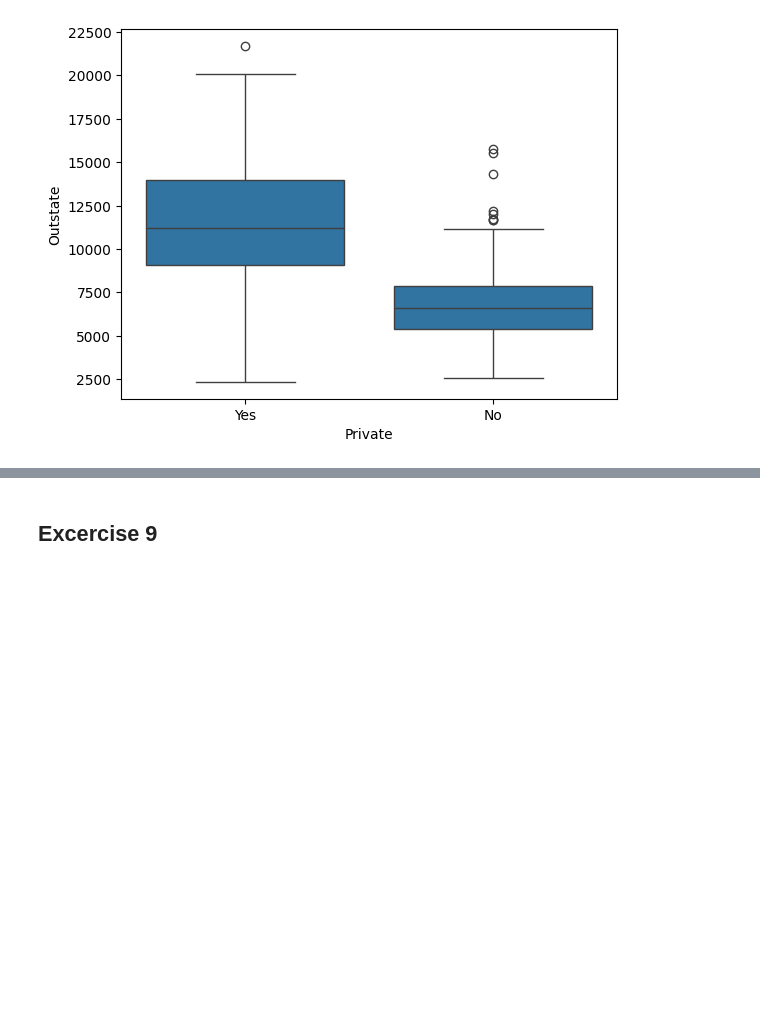
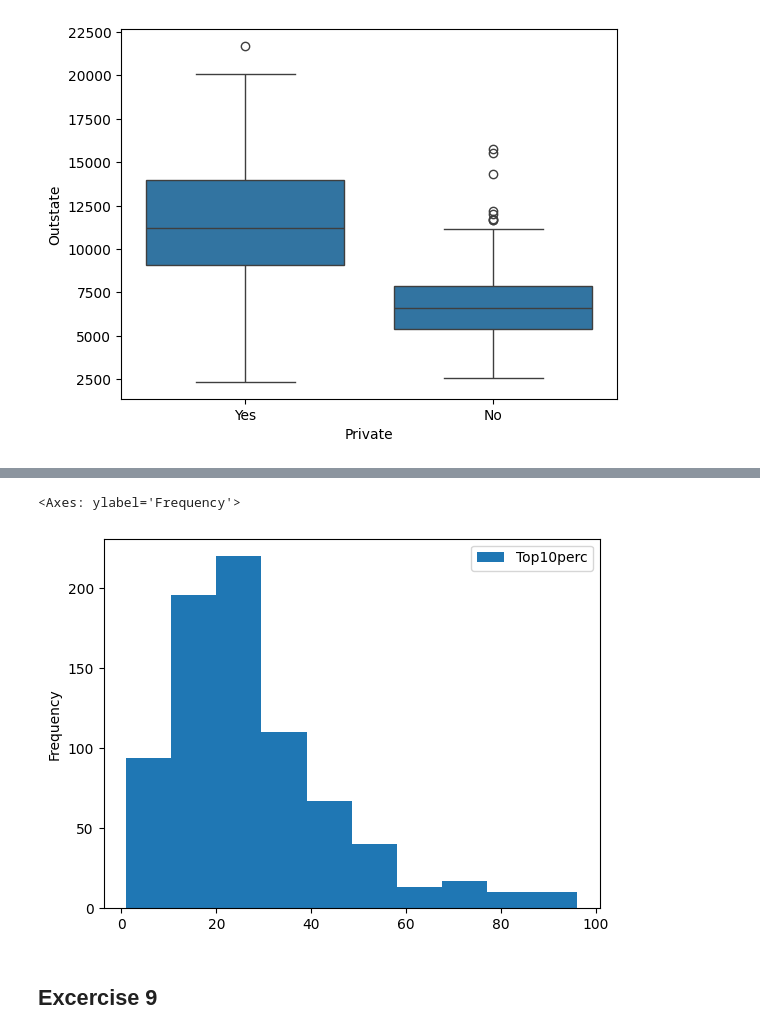
Before and after one commit to caoa0816/ISLP_labs, a Jupyter notebook: ch02/Ch02-exercise.ipynb, the cells around one changed output, grey strips where cells are left out. Drawn from its saved outputs; the diff is of its cells as text; code cells hidden in the pictures; blank space fills up the shorter version.

```diff
--- a/ch02/Ch02-exercise.ipynb
+++ b/ch02/Ch02-exercise.ipynb
@@ -93,3 +116,9 @@ sns.boxplot(x=college['Outstate'], y=college['Elite'])
+# %%
+hist_1 = pd.DataFrame(college, columns=["Top10perc"])
+hist_1.plot.hist()
+# %% [output]
+<Axes: ylabel='Frequency'>
+[figure, added]
 # %% [markdown]
 ## Excercise 9
 # %%
```
Also changed, not shown: parts of 28 cells of this notebook.
